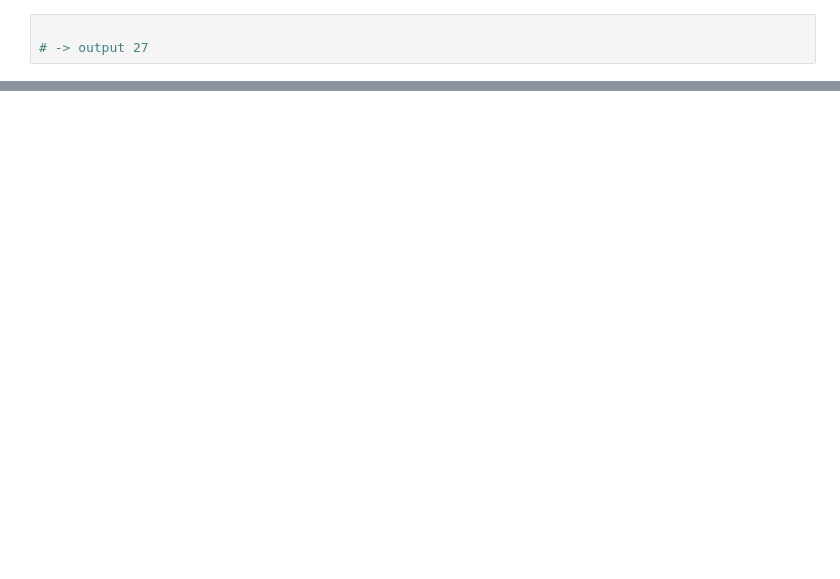
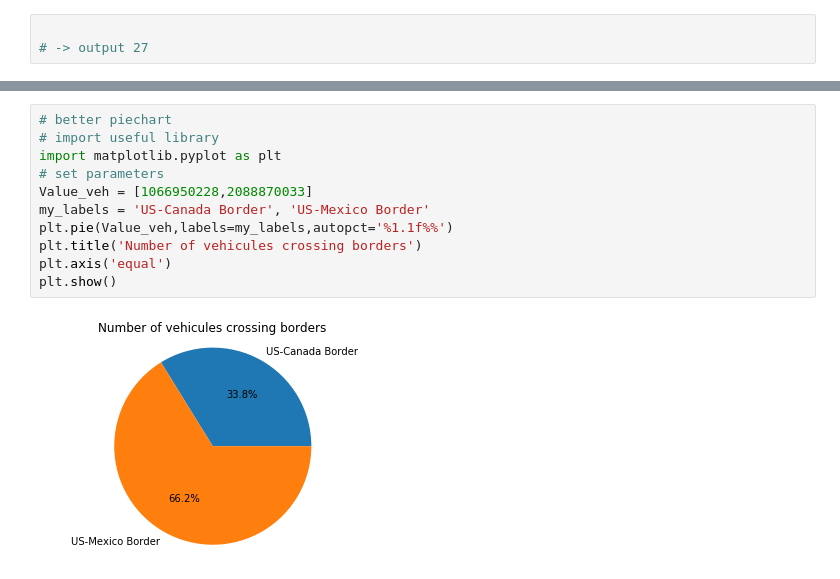
Before and after one commit to rnaua/DMML2019_Team_Swatch, a Jupyter notebook: code/EDA_Tanja.ipynb, the cells around one changed output, grey strips where cells are left out. Drawn from its saved outputs; the diff is of its cells as text; blank space fills up the shorter version.

```diff
--- a/code/EDA_Tanja.ipynb
+++ b/code/EDA_Tanja.ipynb
@@ -213,0 +267,13 @@ fig.show()
+# %%
+# better piechart
+# import useful library
+import matplotlib.pyplot as plt
+# set parameters
+Value_veh = [1066950228,2088870033]
+my_labels = 'US-Canada Border', 'US-Mexico Border'
+plt.pie(Value_veh,labels=my_labels,autopct='%1.1f%%')
+plt.title('Number of vehicules crossing borders')
+plt.axis('equal')
+plt.show()
+# %% [output]
+[figure, added]
```
Also changed, not shown: parts of 50 cells of this notebook.
